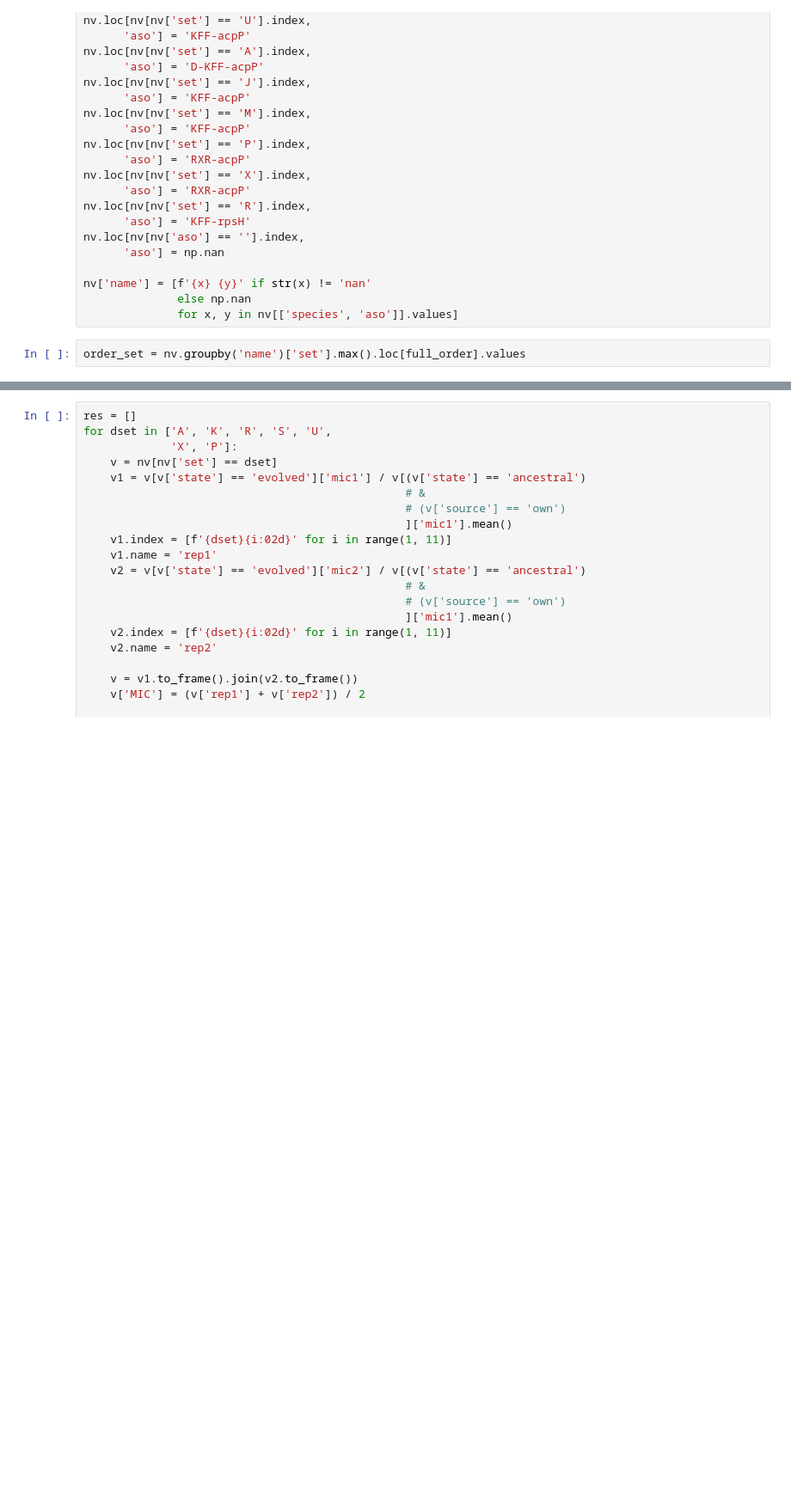
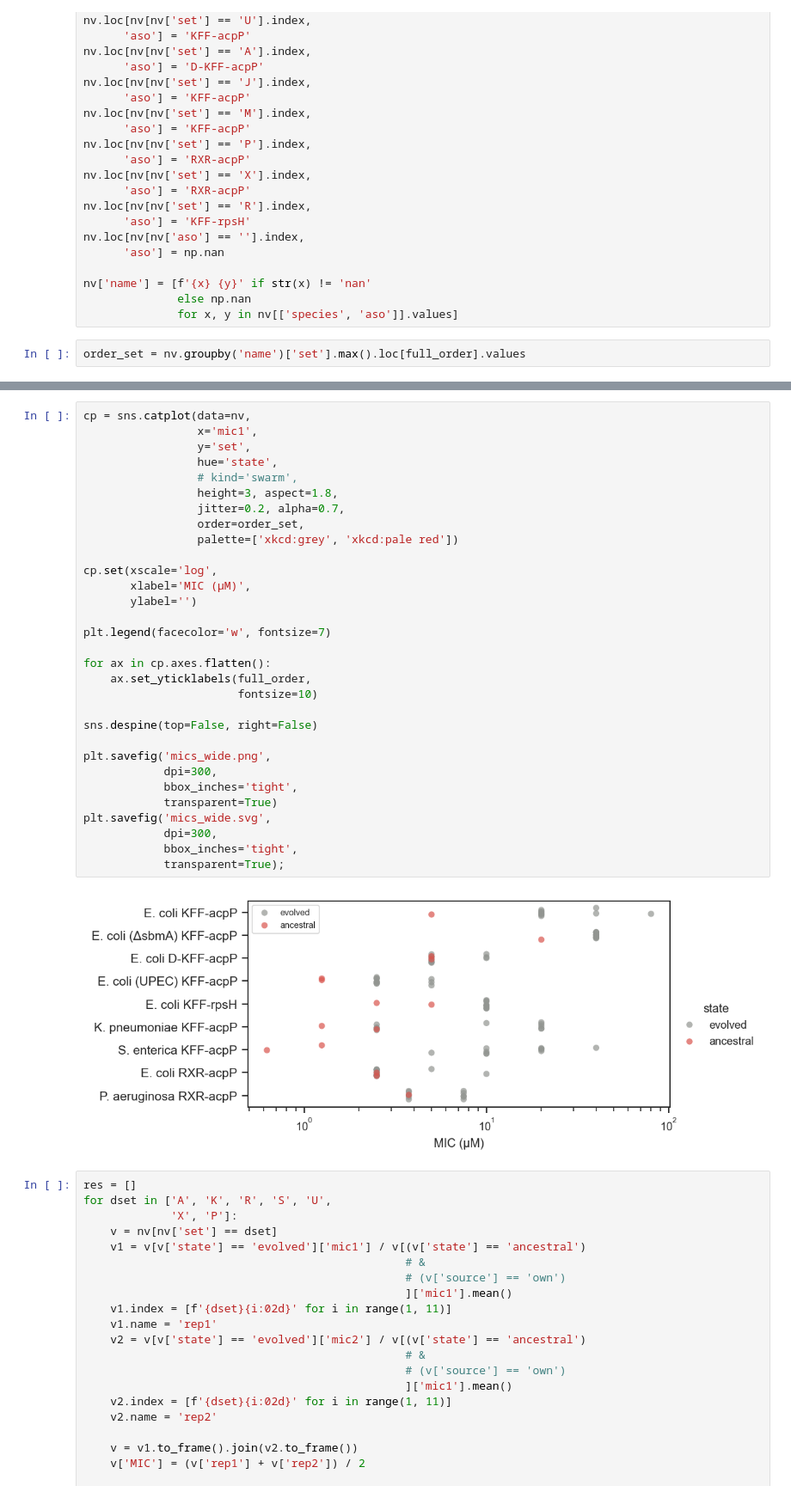
Before and after one commit to microbial-pangenomes-lab/2024_aso_evolution, a Jupyter notebook: notebooks/figure_1.ipynb, the cells around one changed output, grey strips where cells are left out. Shown at 86% size. Drawn from its saved outputs; the diff is of its cells as text; blank space fills up the shorter version.

```diff
--- a/notebooks/figure_1.ipynb
+++ b/notebooks/figure_1.ipynb
@@ -173,3 +173,36 @@ plt.savefig('mics.svg',
+# %%
+cp = sns.catplot(data=nv,
+                 x='mic1',
+                 y='set',
+                 hue='state',
+                 # kind='swarm',
+                 height=3, aspect=1.8,
+                 jitter=0.2, alpha=0.7,
+                 order=order_set,
+                 palette=['xkcd:grey', 'xkcd:pale red'])
+
+cp.set(xscale='log',
+       xlabel='MIC (μM)',
+       ylabel='')
+
+plt.legend(facecolor='w', fontsize=7)
+
+for ax in cp.axes.flatten():
+    ax.set_yticklabels(full_order,
+                       fontsize=10)
+
+sns.despine(top=False, right=False)
+
+plt.savefig('mics_wide.png',
+            dpi=300,
+            bbox_inches='tight',
+            transparent=True)
+plt.savefig('mics_wide.svg',
+            dpi=300,
+            bbox_inches='tight',
+            transparent=True);
+# %% [output]
+[figure, added]
 # %%
 res = []
 for dset in ['A', 'K', 'R', 'S', 'U',
```
Also changed, not shown: parts of 4 cells of this notebook.
